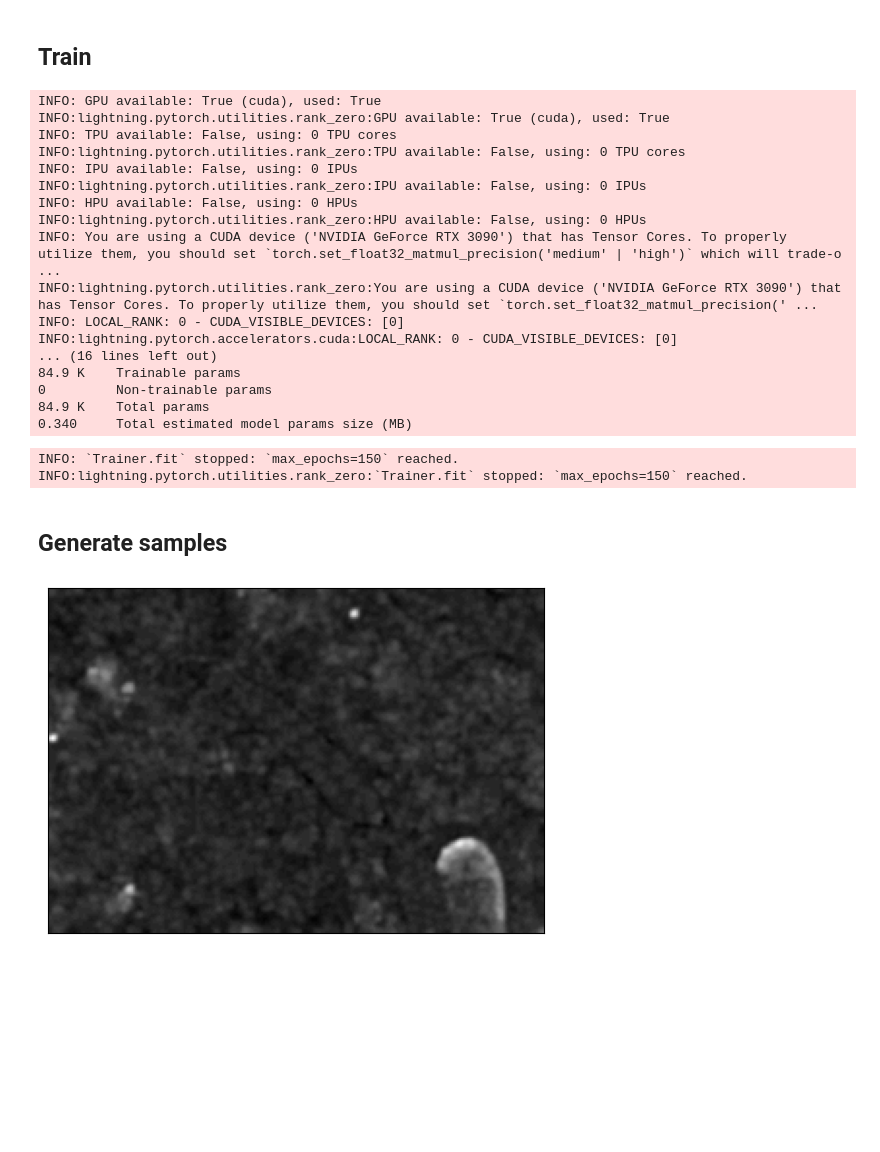
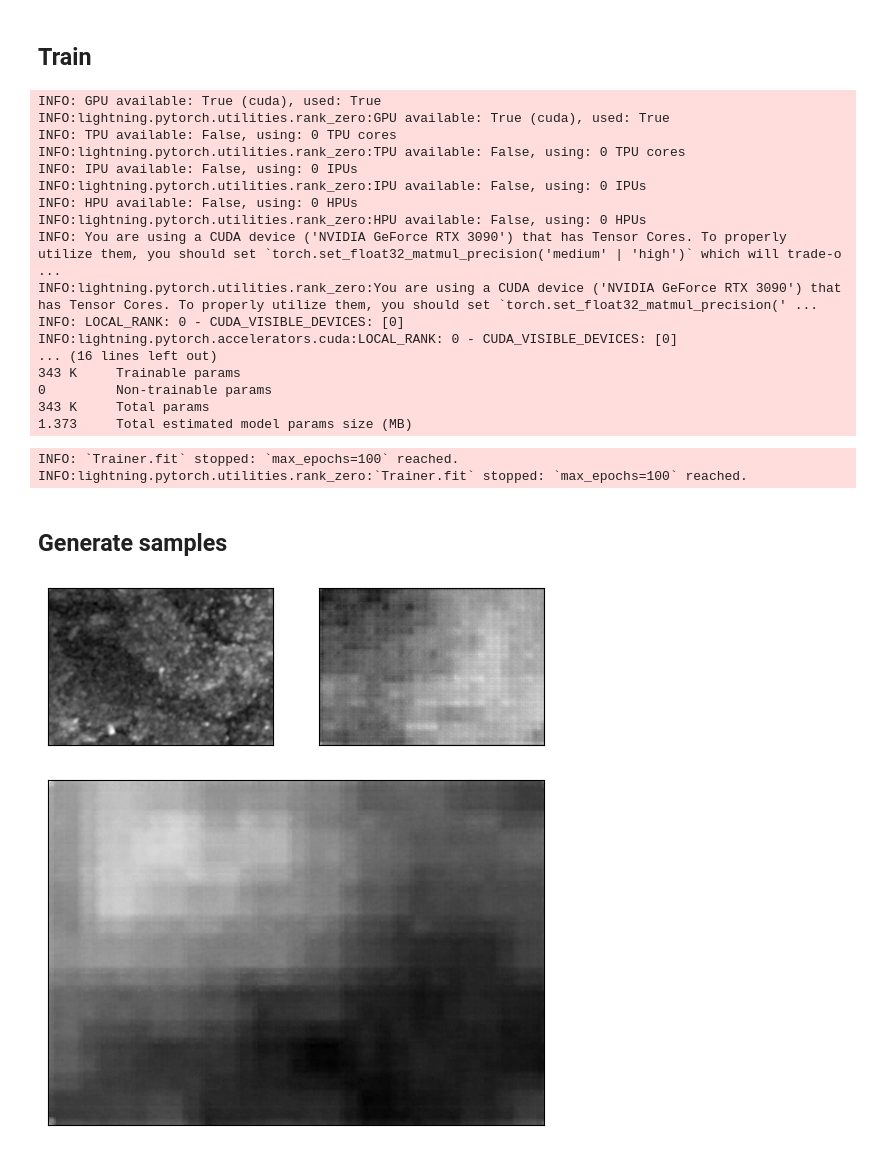
Before and after one commit to anghol/vae-cells, a Jupyter notebook: notebooks/generate_substrates.ipynb, the cells around one changed output. Cells and saved outputs as stored; diff of their text form; code cells hidden in the pictures; blank space fills up the shorter version.

```diff
--- a/notebooks/generate_substrates.ipynb
+++ b/notebooks/generate_substrates.ipynb
@@ -37,10 +37,10 @@ DEVICE = torch.device("cuda:0" if torch.cuda.is_available() else "cpu")
 # Hyperparameters
 RANDOM_SEED = 42
 LEARNING_RATE = 0.0005
-NUM_EPOCHS = 150
+NUM_EPOCHS = 100
 BATCH_SIZE = 128
 IMAGE_SIZE = (178, 256)
-LATENT_SIZE = 2
+LATENT_SIZE = 5
 RECONSTRUCTION_TERM_WEIGHT = 1
 # %% [markdown]
 ## Prepare dataset
@@ -63,7 +61,7 @@ train_loader = DataLoader(dataset, batch_size=BATCH_SIZE, shuffle=True)
 # %%
 encoder = Encoder(LATENT_SIZE)
 decoder = Decoder(IMAGE_SIZE, LATENT_SIZE)
-VAE = VariationalAutoEncoder(encoder, decoder)
+VAE = VariationalAutoEncoder(encoder, decoder, LEARNING_RATE)
 # %% [markdown]
 ## Train
 # %%
@@ -83,12 +81,12 @@ INFO:lightning.pytorch.utilities.rank_zero:You are using a CUDA device ('NVIDIA
 INFO: LOCAL_RANK: 0 - CUDA_VISIBLE_DEVICES: [0]
 INFO:lightning.pytorch.accelerators.cuda:LOCAL_RANK: 0 - CUDA_VISIBLE_DEVICES: [0]
 ... (16 lines left out)
-84.9 K    Trainable params
+343 K     Trainable params
 0         Non-trainable params
-84.9 K    Total params
-0.340     Total estimated model params size (MB)
+343 K     Total params
+1.373     Total estimated model params size (MB)
-INFO: `Trainer.fit` stopped: `max_epochs=150` reached.
-INFO:lightning.pytorch.utilities.rank_zero:`Trainer.fit` stopped: `max_epochs=150` reached.
+INFO: `Trainer.fit` stopped: `max_epochs=100` reached.
+INFO:lightning.pytorch.utilities.rank_zero:`Trainer.fit` stopped: `max_epochs=100` reached.
 # %% [markdown]
 ## Generate samples
 # %%
@@ -125,7 +123,7 @@ def show_images_bar(images: list[np.ndarray], cmap="gray", titles=[]):
         for ax, title in zip(axes.flat, titles):
             ax.set_title(title)
 # %%
-n_images = 5
+n_images = 10
 
 with torch.no_grad():
     features = next(iter(train_loader))
@@ -133,8 +131,17 @@ with torch.no_grad():
     VAE = VAE.to(DEVICE)
     encoded_images = VAE.encoder(orig_images)[0]
     decoded_images = VAE.decoder(encoded_images)
-# %%
-images = [decoded_images[i].cpu().view(178, 256) for i in range(n_images)]
-show_images_bar([orig_images[2].cpu().view(178, 256)])
-# %% [output]
-[figure, removed]
+# %%
+i = 1
+image = orig_images[i].cpu().view(178, 256)
+decoded_image = decoded_images[i].cpu().view(178, 256)
+show_images_bar([image, decoded_image])
+# %% [output]
+[figure, added]
+# %%
+noise = torch.randn((1, LATENT_SIZE)).to(DEVICE)
+with torch.no_grad():
+    generated = VAE.decoder(noise)
+show_images_bar([generated.cpu().view(178, 256)])
+# %% [output]
+[figure, added]
```
Also changed, not shown: parts of 2 cells of this notebook, 15 other files.
